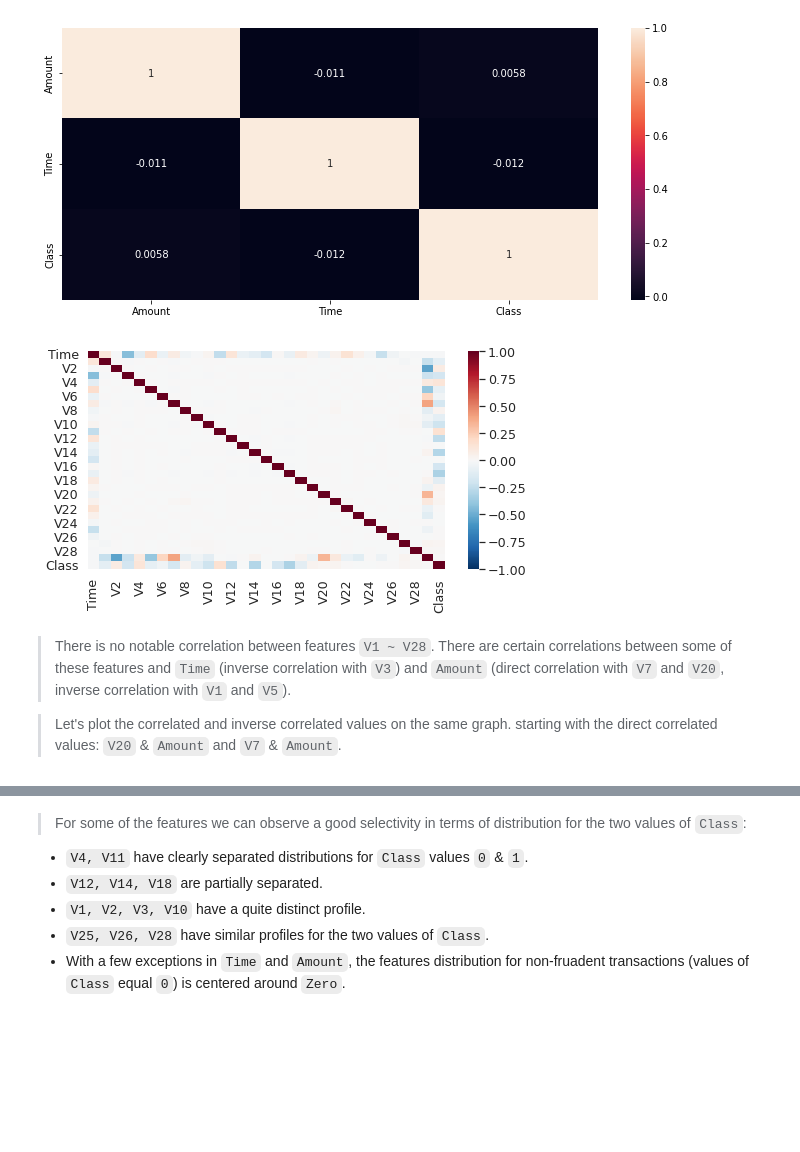
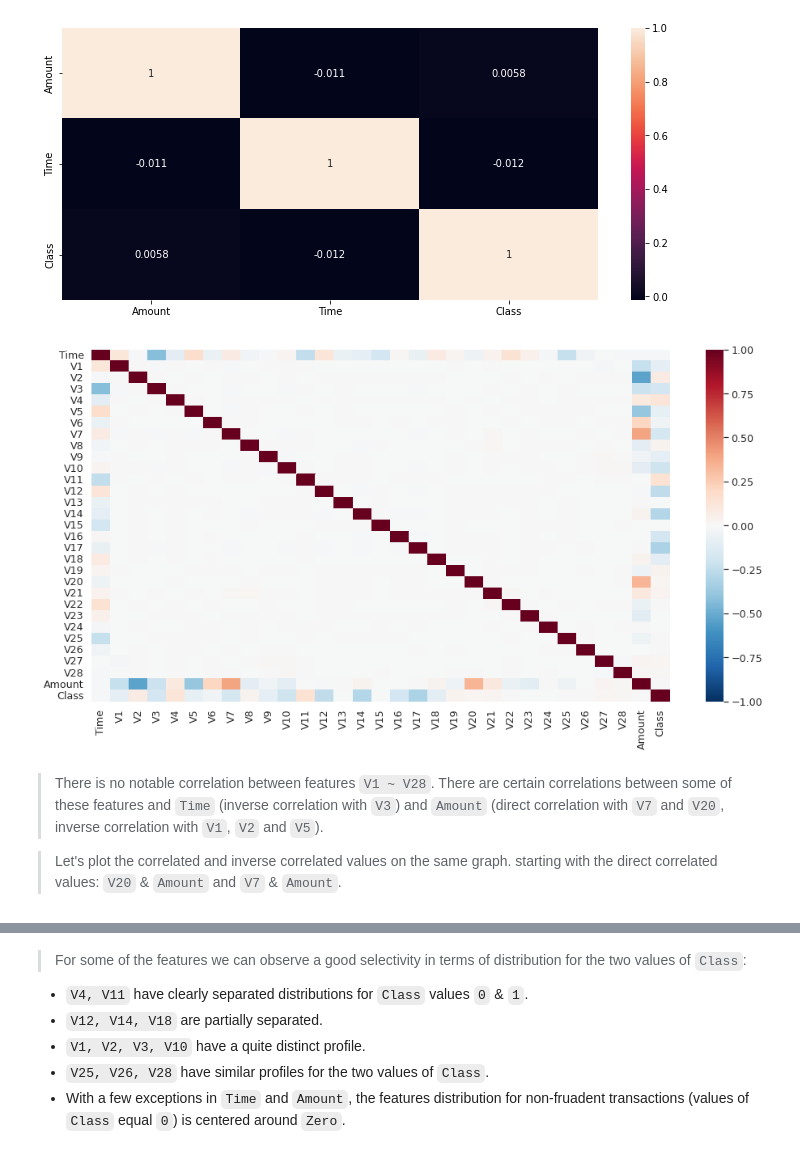
Before and after one commit to RamyGendy/CreditCardFraudDetection, a Jupyter notebook: CCFDNotebook.ipynb, the cells around one changed output, grey strips where cells are left out. Drawn from its saved outputs; the diff is of its cells as text; code cells hidden in the pictures; blank space fills up the shorter version.

```diff
--- a/CCFDNotebook.ipynb
+++ b/CCFDNotebook.ipynb
@@ -430,14 +430,14 @@ sns.heatmap(
 [figure]
 # %%
 sns.set(font_scale=1.15)
-plt.figure(figsize=(8,4))
+plt.figure(figsize=(16,8))
 sns.heatmap(df.corr(), cmap='RdBu_r', vmin=-1, vmax=1);
 # %% [output]
-[figure, old version]
+[figure, new version]
 # %% [markdown]
 
 
-> There is no notable correlation between features `V1 ~ V28`. There are certain correlations between some of these features and `Time` (inverse correlation with `V3`) and `Amount` (direct correlation with `V7` and `V20`, inverse correlation with `V1` and `V5`).
+> There is no notable correlation between features `V1 ~ V28`. There are certain correlations between some of these features and `Time` (inverse correlation with `V3`) and `Amount` (direct correlation with `V7` and `V20`, inverse correlation with `V1`, `V2` and `V5`).
 
 > Let's plot the correlated and inverse correlated values on the same graph. starting with the direct correlated values: `V20` & `Amount` and `V7` & `Amount`.
 # %%
```
Also changed, not shown: parts of 7 cells of this notebook.
